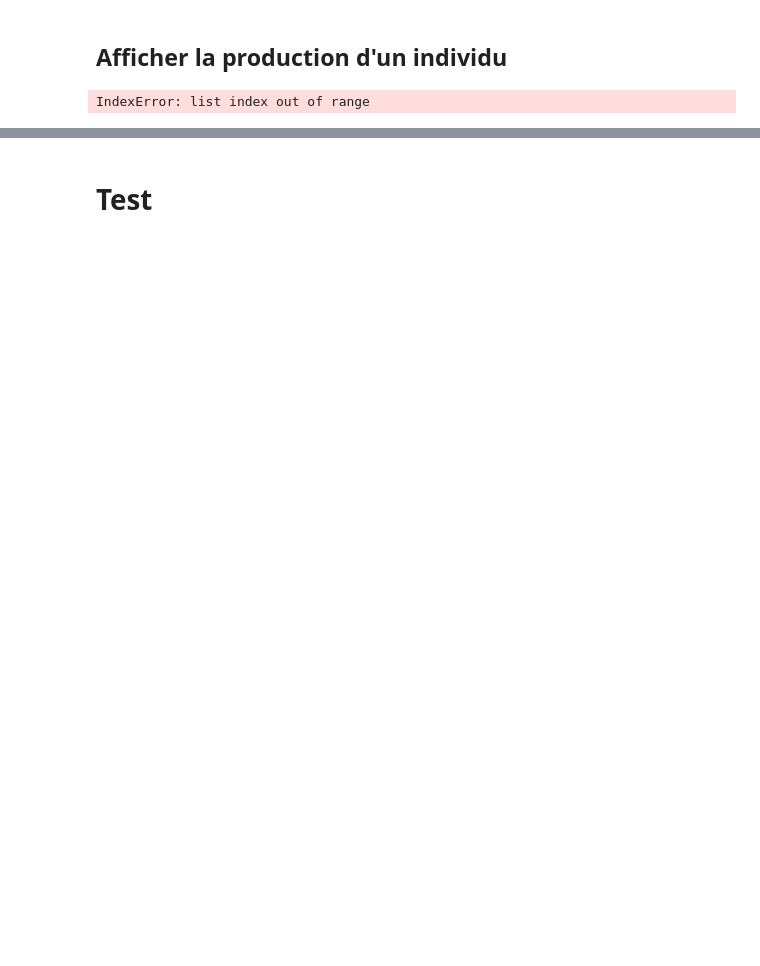
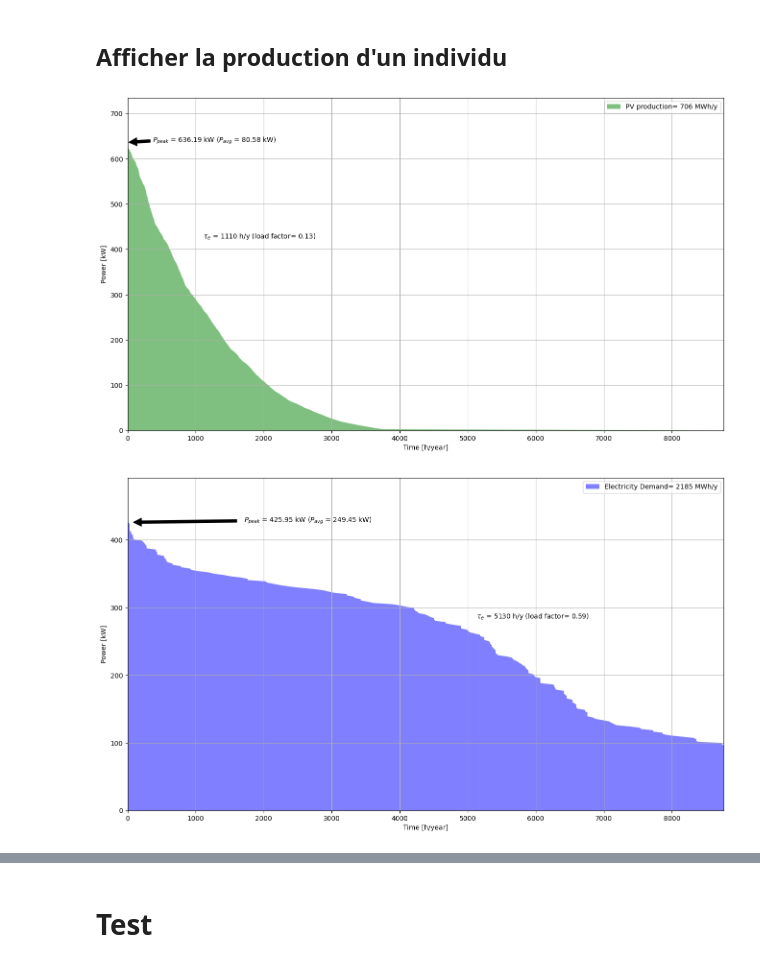
Before and after one commit to Louis9551/Solaire, a Jupyter notebook: Multi_Objectifs_Contraint_Solaire_2 types_V2.ipynb, the cells around one changed output, grey strips where cells are left out. Drawn from its saved outputs; the diff is of its cells as text; code cells hidden in the pictures; blank space fills up the shorter version.

```diff
--- a/Multi_Objectifs_Contraint_Solaire_2 types_V2.ipynb
+++ b/Multi_Objectifs_Contraint_Solaire_2 types_V2.ipynb
@@ -607,15 +607,16 @@ individu : 20 / 20
 # %% [markdown]
 ## Afficher la production d'un individu
 # %%
-NumIndividu = 2
+NumIndividu = 19
 P_PV_Ind = PvYield(pareto[NumIndividu].x[3], pareto[NumIndividu].x[4], pareto[NumIndividu].x[1], pareto[NumIndividu].x[2], pareto[NumIndividu].x[0], pareto[NumIndividu].x[5])
 P_PV_Ind += PvYield(pareto[NumIndividu].x[9], pareto[NumIndividu].x[10], pareto[NumIndividu].x[7], pareto[NumIndividu].x[8], pareto[NumIndividu].x[6], pareto[NumIndividu].x[11])
 LDC_PV = LoadDurationCurve(time, date, P_PV_Ind, color='green', name='PV production', steps=250)
 display(LDC_PV)
 LDC_elec = LoadDurationCurve(time, date, P_el_total, color='blue', name='Electricity Demand', steps=250)
 display(LDC_elec)
 # %% [output]
-IndexError: list index out of range
+[figure, added]
+[figure, added]
 # %%
 # Initialize an empty DataFrame
 df = pd.DataFrame(columns=['NumOnd_1', 'Nps_1', 'Npp_1', 'gamma_1', 'i_1', 'Ninsta_1', 'NumOnd_2', 'Nps_2', 'Npp_2', 'gamma_2', 'i_2', 'Ninsta_2', 'f1', 'f2', 'f3'])
```
Also changed, not shown: parts of 7 cells of this notebook, 7 other files.
